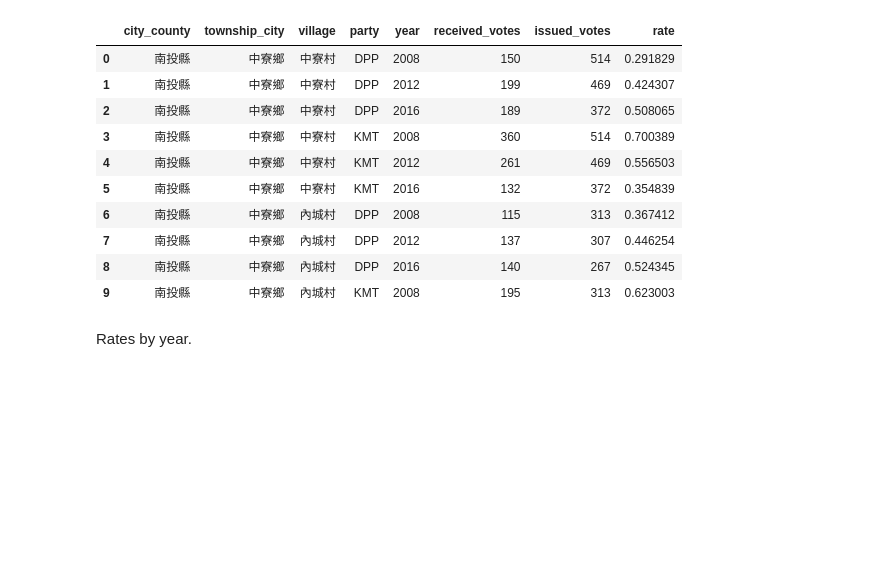
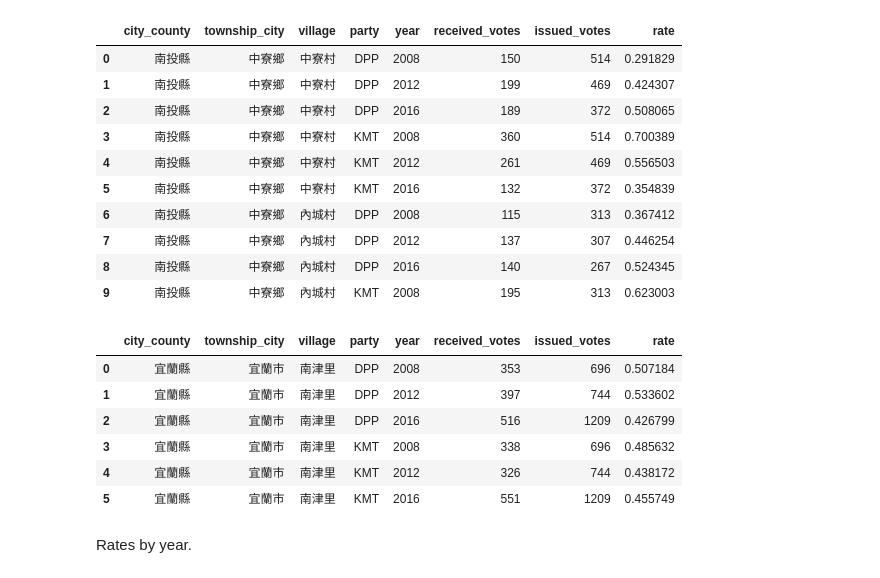
Before and after one commit to pm5/tracevotes, a Jupyter notebook: nbs/President.ipynb, the cells around one changed output. Drawn from its saved outputs; the diff is of its cells as text; code cells hidden in the pictures; blank space fills up the shorter version.

```diff
--- a/nbs/President.ipynb
+++ b/nbs/President.ipynb
@@ -114,6 +114,16 @@ pd.read_sql_query("SELECT * FROM rates LIMIT 10;", conn)
 | 7 | 南投縣 | 中寮鄉 | 內城村 | DPP | 2012 | 137 | 307 | 0.446254 |
 | 8 | 南投縣 | 中寮鄉 | 內城村 | DPP | 2016 | 140 | 267 | 0.524345 |
 | 9 | 南投縣 | 中寮鄉 | 內城村 | KMT | 2008 | 195 | 313 | 0.623003 |
+# %%
+pd.read_sql_query("SELECT * FROM rates WHERE village = '南津里';", conn)
+# %% [output]
+|  | city_county | township_city | village | party | year | received_votes | issued_votes | rate |
+| 0 | 宜蘭縣 | 宜蘭市 | 南津里 | DPP | 2008 | 353 | 696 | 0.507184 |
+| 1 | 宜蘭縣 | 宜蘭市 | 南津里 | DPP | 2012 | 397 | 744 | 0.533602 |
+| 2 | 宜蘭縣 | 宜蘭市 | 南津里 | DPP | 2016 | 516 | 1209 | 0.426799 |
+| 3 | 宜蘭縣 | 宜蘭市 | 南津里 | KMT | 2008 | 338 | 696 | 0.485632 |
+| 4 | 宜蘭縣 | 宜蘭市 | 南津里 | KMT | 2012 | 326 | 744 | 0.438172 |
+| 5 | 宜蘭縣 | 宜蘭市 | 南津里 | KMT | 2016 | 551 | 1209 | 0.455749 |
 # %% [markdown]
 Rates by year.
 # %%
```
